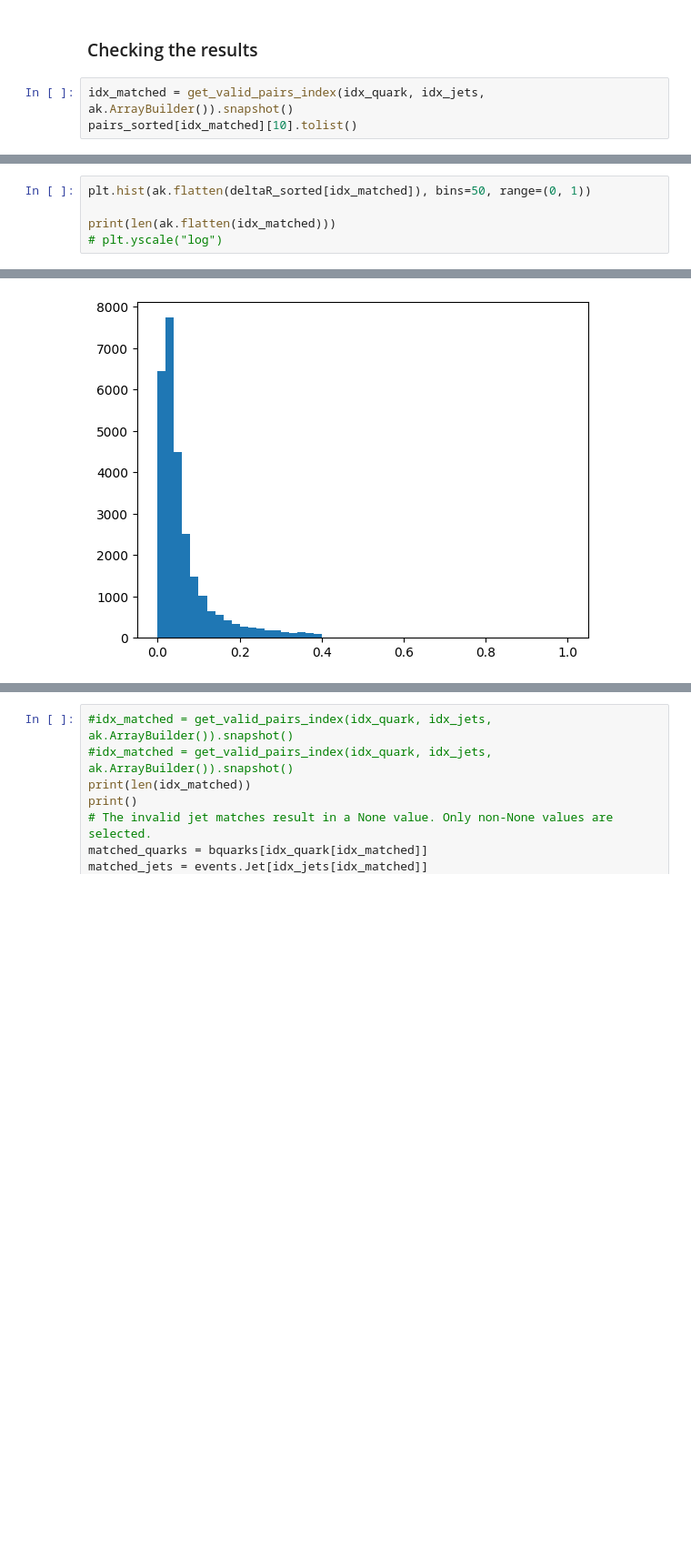
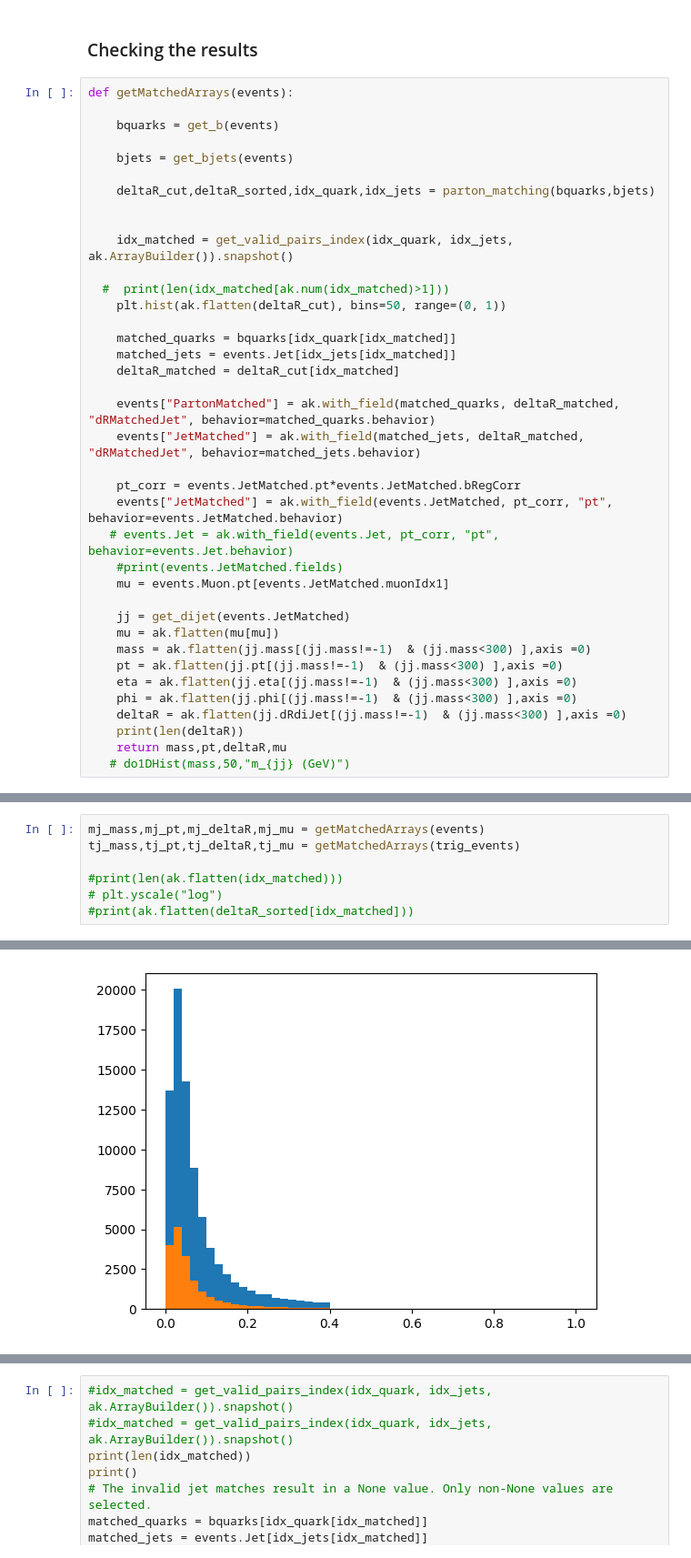
Before and after one commit to Raffaella07/pocket_coffea, a Jupyter notebook: notebooks/matching_ggHBB.ipynb, the cells around one changed output, grey strips where cells are left out. Shown: that part at 91% size. Cells and saved outputs as stored; diff of their text form; blank space fills up the shorter version.

```diff
--- a/notebooks/matching_ggHBB.ipynb
+++ b/notebooks/matching_ggHBB.ipynb
@@ -233,5 +227,40 @@ def get_dijet(jets, transverse=False):
 # %% [markdown]
 ### Checking the results
 # %%
-idx_matched = get_valid_pairs_index(idx_quark, idx_jets, ak.ArrayBuilder()).snapshot()
-pairs_sorted[idx_matched][10].tolist()
+def getMatchedArrays(events):
+
+    bquarks = get_b(events)
+
+    bjets = get_bjets(events)
+
+    deltaR_cut,deltaR_sorted,idx_quark,idx_jets = parton_matching(bquarks,bjets)
+
+
+    idx_matched = get_valid_pairs_index(idx_quark, idx_jets, ak.ArrayBuilder()).snapshot()
+
+  #  print(len(idx_matched[ak.num(idx_matched)>1]))
+    plt.hist(ak.flatten(deltaR_cut), bins=50, range=(0, 1))
+
+    matched_quarks = bquarks[idx_quark[idx_matched]]
+    matched_jets = events.Jet[idx_jets[idx_matched]]
+    deltaR_matched = deltaR_cut[idx_matched]
+
+    events["PartonMatched"] = ak.with_field(matched_quarks, deltaR_matched, "dRMatchedJet", behavior=matched_quarks.behavior)
+    events["JetMatched"] = ak.with_field(matched_jets, deltaR_matched, "dRMatchedJet", behavior=matched_jets.behavior)
+
+    pt_corr = events.JetMatched.pt*events.JetMatched.bRegCorr
+    events["JetMatched"] = ak.with_field(events.JetMatched, pt_corr, "pt", behavior=events.JetMatched.behavior)
+   # events.Jet = ak.with_field(events.Jet, pt_corr, "pt", behavior=events.Jet.behavior)
+    #print(events.JetMatched.fields)
+    mu = events.Muon.pt[events.JetMatched.muonIdx1]
+
+    jj = get_dijet(events.JetMatched)
+    mu = ak.flatten(mu[mu])
+    mass = ak.flatten(jj.mass[(jj.mass!=-1)  & (jj.mass<300) ],axis =0)
+    pt = ak.flatten(jj.pt[(jj.mass!=-1)  & (jj.mass<300) ],axis =0)
+    eta = ak.flatten(jj.eta[(jj.mass!=-1)  & (jj.mass<300) ],axis =0)
+    phi = ak.flatten(jj.phi[(jj.mass!=-1)  & (jj.mass<300) ],axis =0)
+    deltaR = ak.flatten(jj.dRdiJet[(jj.mass!=-1)  & (jj.mass<300) ],axis =0)
+    print(len(deltaR))
+    return mass,pt,deltaR,mu
+   # do1DHist(mass,50,"m_{jj} (GeV)")
@@ -240,6 +267,8 @@ pairs_sorted[idx_matched][10].tolist()
 # %%
-plt.hist(ak.flatten(deltaR_sorted[idx_matched]), bins=50, range=(0, 1))
+mj_mass,mj_pt,mj_deltaR,mj_mu = getMatchedArrays(events)
+tj_mass,tj_pt,tj_deltaR,tj_mu = getMatchedArrays(trig_events)
 
-print(len(ak.flatten(idx_matched)))
+#print(len(ak.flatten(idx_matched)))
 # plt.yscale("log")
+#print(ak.flatten(deltaR_sorted[idx_matched]))
 # %% [output]
@@ -247,2 +281,2 @@ print(len(ak.flatten(idx_matched)))
-[figure, old version]
+[figure, new version]
 # %%
```
Also changed, not shown: parts of 14 cells of this notebook.
